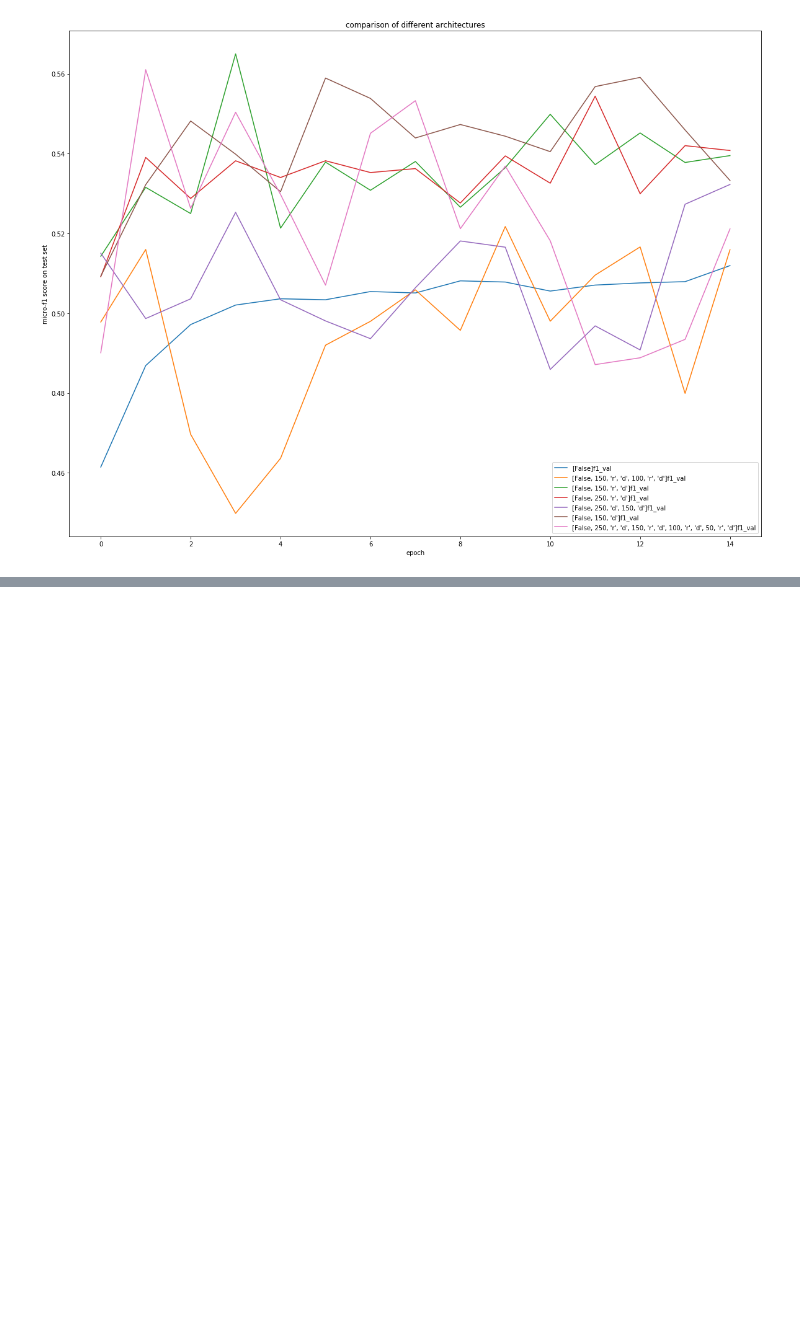
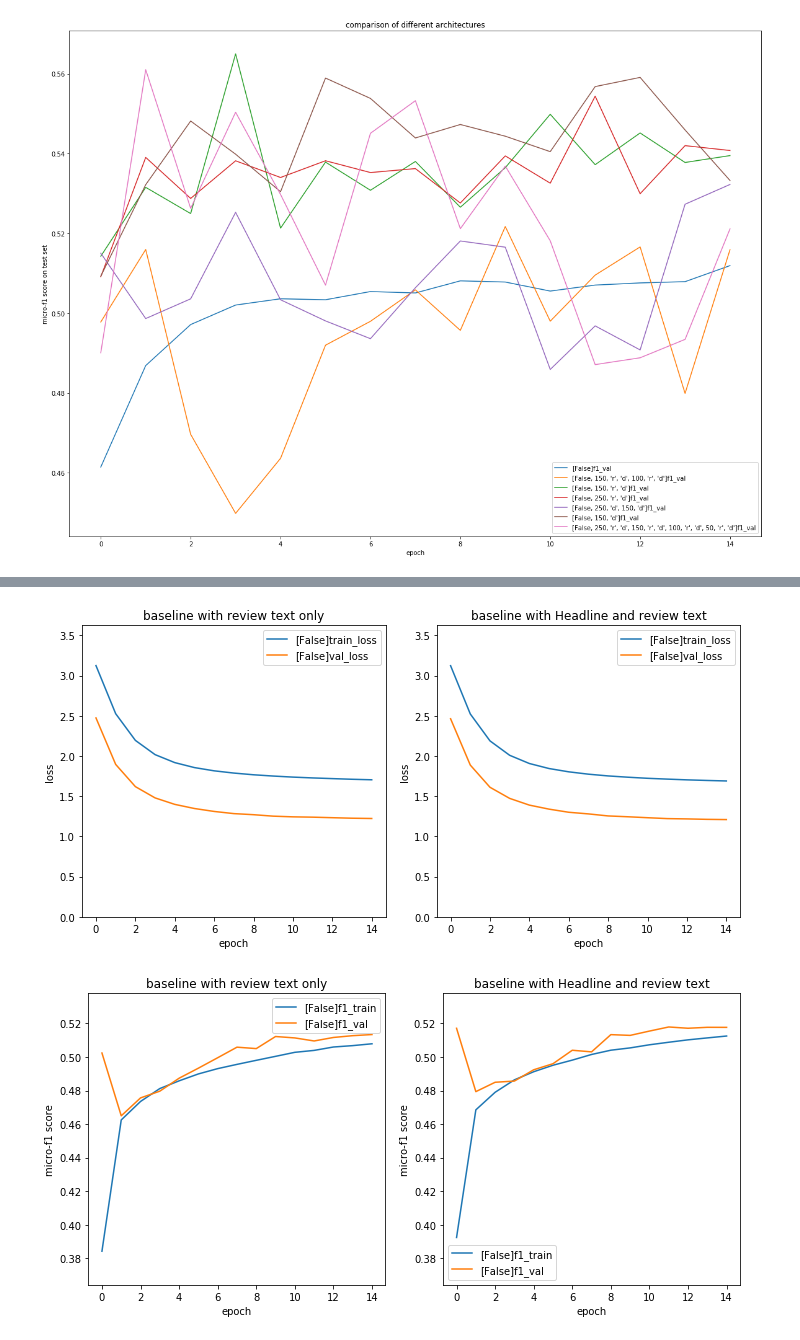
Before and after one commit to sorgmi/amazon_category_prediction, a Jupyter notebook: report.ipynb, the cells around one changed output, grey strips where cells are left out. Saved outputs shown, nothing was run; the diff lists cells and outputs as text; code cells hidden in the pictures; blank space fills up the shorter version.

```diff
--- a/report.ipynb
+++ b/report.ipynb
@@ -425,0 +485,8 @@ Organic Dataset | https://syncandshare.lrz.de/dl/fiNDkYy3SNfH6M62mpfPV92c/proces
+# %%
+p1 = "blobs/2019-06-21_balanced_100k_usde_baseline/"
+p2 = "blobs/2019-06-24_baseline_balanced_100k_withHeader/"
+plotExperimentLoss(p1,p2,"baseline with review text only", "baseline with Headline and review text")
+plotExperimentf1(p1,p2,"baseline with review text only", "baseline with Headline and review text")
+# %% [output]
+[figure, added]
+[figure, added]
```
Also changed, not shown: parts of 46 cells of this notebook.
